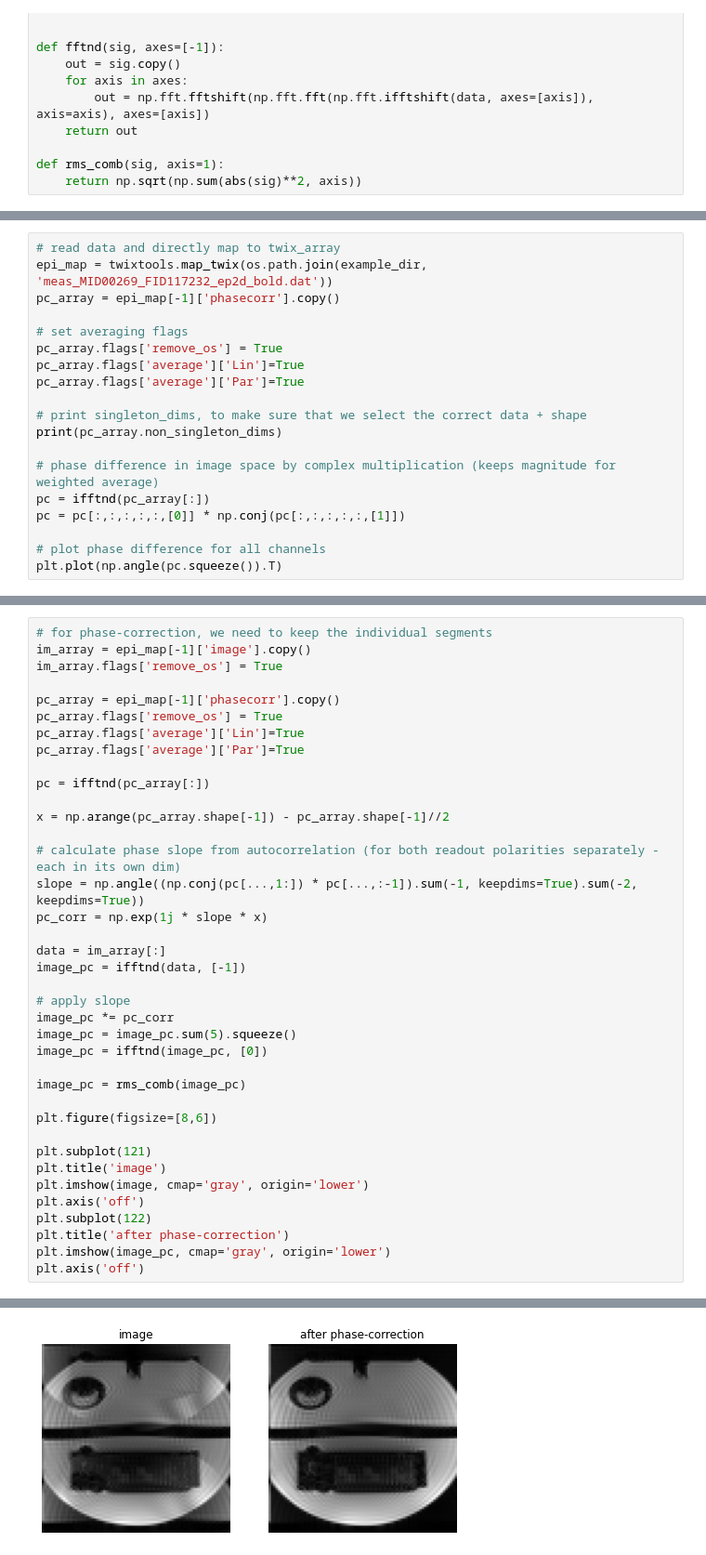
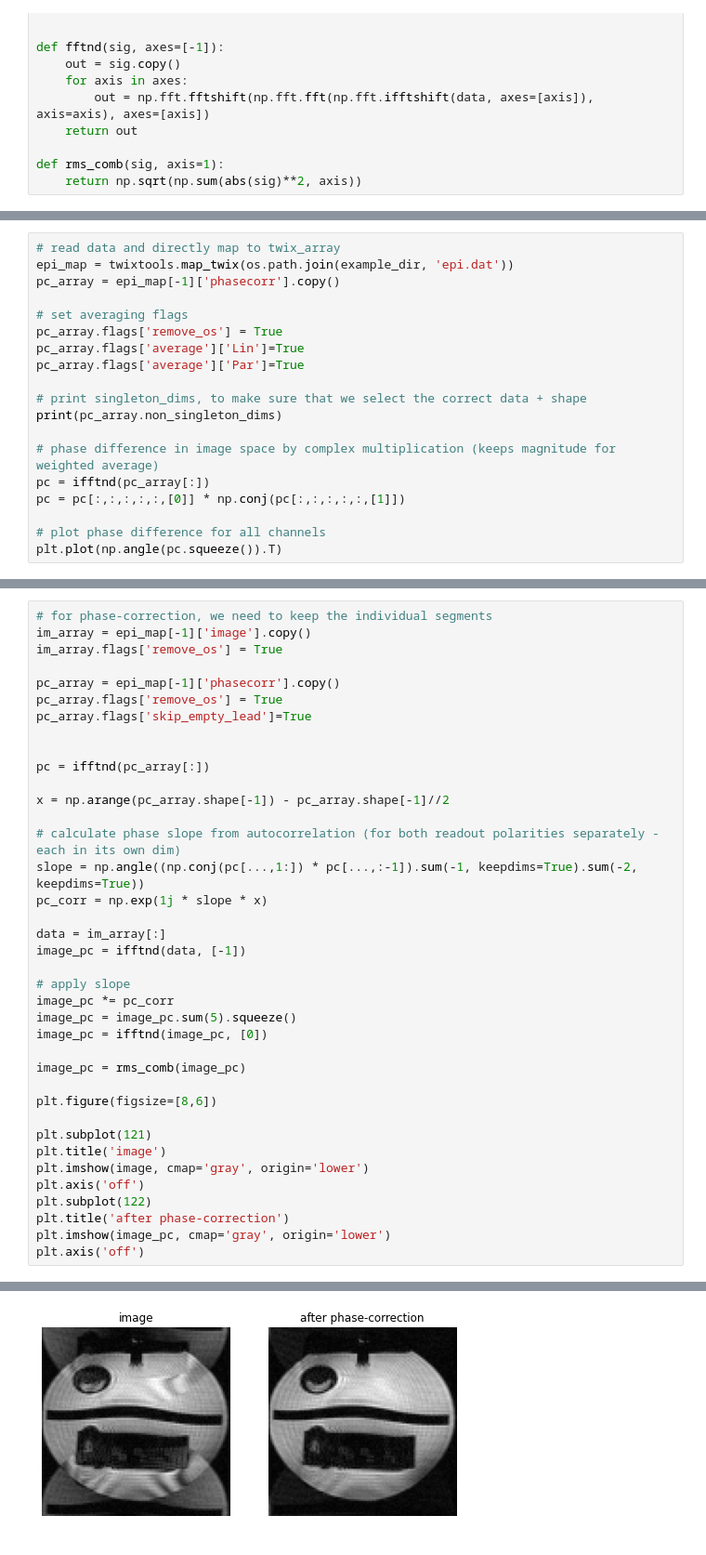
Before and after one commit to pehses/twixtools, a Jupyter notebook: demo/recon_example.ipynb, the cells around one changed output, grey strips where cells are left out. Shown at 93% size. Cells and saved outputs as stored; diff of their text form.

```diff
--- a/demo/recon_example.ipynb
+++ b/demo/recon_example.ipynb
@@ -54,6 +54,6 @@ Scan  0
 # %%
 # read data and directly map to twix_array
-epi_map = twixtools.map_twix(os.path.join(example_dir, 'meas_MID00269_FID117232_ep2d_bold.dat'))
+epi_map = twixtools.map_twix(os.path.join(example_dir, 'epi.dat'))
 pc_array = epi_map[-1]['phasecorr'].copy()
 
 # set averaging flags
@@ -122,8 +114,8 @@ im_array.flags['remove_os'] = True
 
 pc_array = epi_map[-1]['phasecorr'].copy()
 pc_array.flags['remove_os'] = True
-pc_array.flags['average']['Lin']=True
-pc_array.flags['average']['Par']=True
+pc_array.flags['skip_empty_lead']=True
+
 
 pc = ifftnd(pc_array[:])
 
@@ -158,4 +150,4 @@ plt.axis('off')
-[figure, old version]
+[figure, new version]
 # %%
 # now activate regridding:
 im_array.flags['regrid'] = True
```
Also changed, not shown: parts of 6 cells of this notebook, 13 other files.
